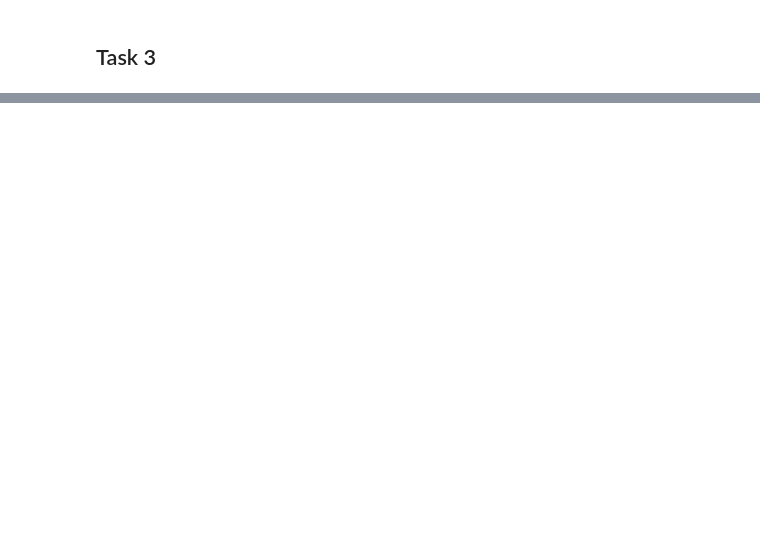
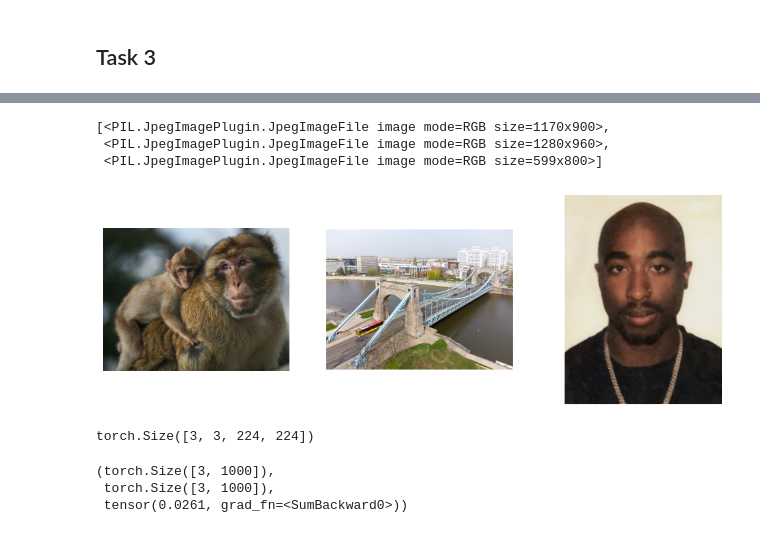
Before and after one commit to jpultorak/neural-networks, a Jupyter notebook: notebooks/list1.ipynb, the cells around one changed output, grey strips where cells are left out. Saved outputs shown, nothing was run; the diff lists cells and outputs as text; code cells hidden in the pictures; blank space fills up the shorter version.

```diff
--- a/notebooks/list1.ipynb
+++ b/notebooks/list1.ipynb
@@ -285,0 +302,32 @@ plot(x, ax2, y, y_rand, title="Random model prediction")
+# %%
+import requests
+from io import BytesIO
+from PIL import Image
+
+urls = [
+    "https://upload.wikimedia.org/wikipedia/commons/4/40/Portrait_of_a_father.jpg",
+    "https://upload.wikimedia.org/wikipedia/commons/thumb/7/73/Most_Grunwaldzki_Wroclaw_2024_aerial.jpg/1280px-Most_Grunwaldzki_Wroclaw_2024_aerial.jpg",
+    "https://upload.wikimedia.org/wikipedia/commons/d/d4/2pac_edit_cropped_further.jpg",
+]
+
+images = []
+for url in urls:
+    headers = {"User-Agent": "NeuralNetworksUniversityProject"}
+    r = requests.get(url, headers=headers)
+    im = Image.open(BytesIO(r.content))
+    images.append(im)
+
+images
+# %% [output]
+[<PIL.JpegImagePlugin.JpegImageFile image mode=RGB size=1170x900>,
+ <PIL.JpegImagePlugin.JpegImageFile image mode=RGB size=1280x960>,
+ <PIL.JpegImagePlugin.JpegImageFile image mode=RGB size=599x800>]
+# %%
+n = len(images)
+fig, axes = plt.subplots(1, n, figsize=(12, 4))
+
+for im, ax in zip(images, axes):
+    ax.imshow(im)
+    ax.axis('off')
+# %% [output]
+[figure, added]
@@ -285,0 +342,16 @@ plot(x, ax2, y, y_rand, title="Random model prediction")
+# %%
+out = [transforms(im) for im in images]
+out = torch.stack(out)
+out.shape
+# %% [output]
+torch.Size([3, 3, 224, 224])
+# %%
+from torch.nn.functional import softmax
+res = model(out)
+
+preds = softmax(res, dim=1)
+res.shape, preds.shape, torch.sum(res[0])
+# %% [output]
+(torch.Size([3, 1000]),
+ torch.Size([3, 1000]),
+ tensor(0.0261, grad_fn=<SumBackward0>))
```
Also changed, not shown: parts of 11 cells of this notebook, 6 other files.
